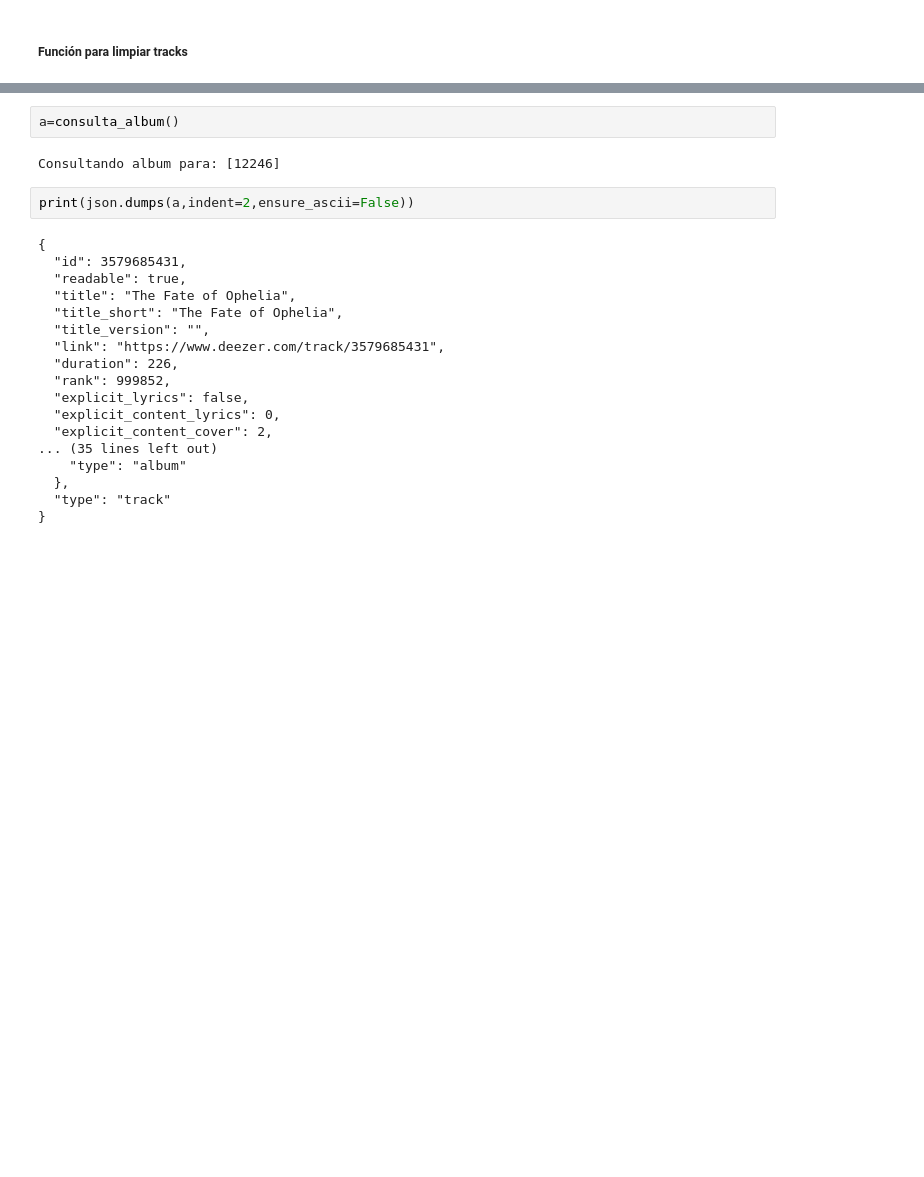
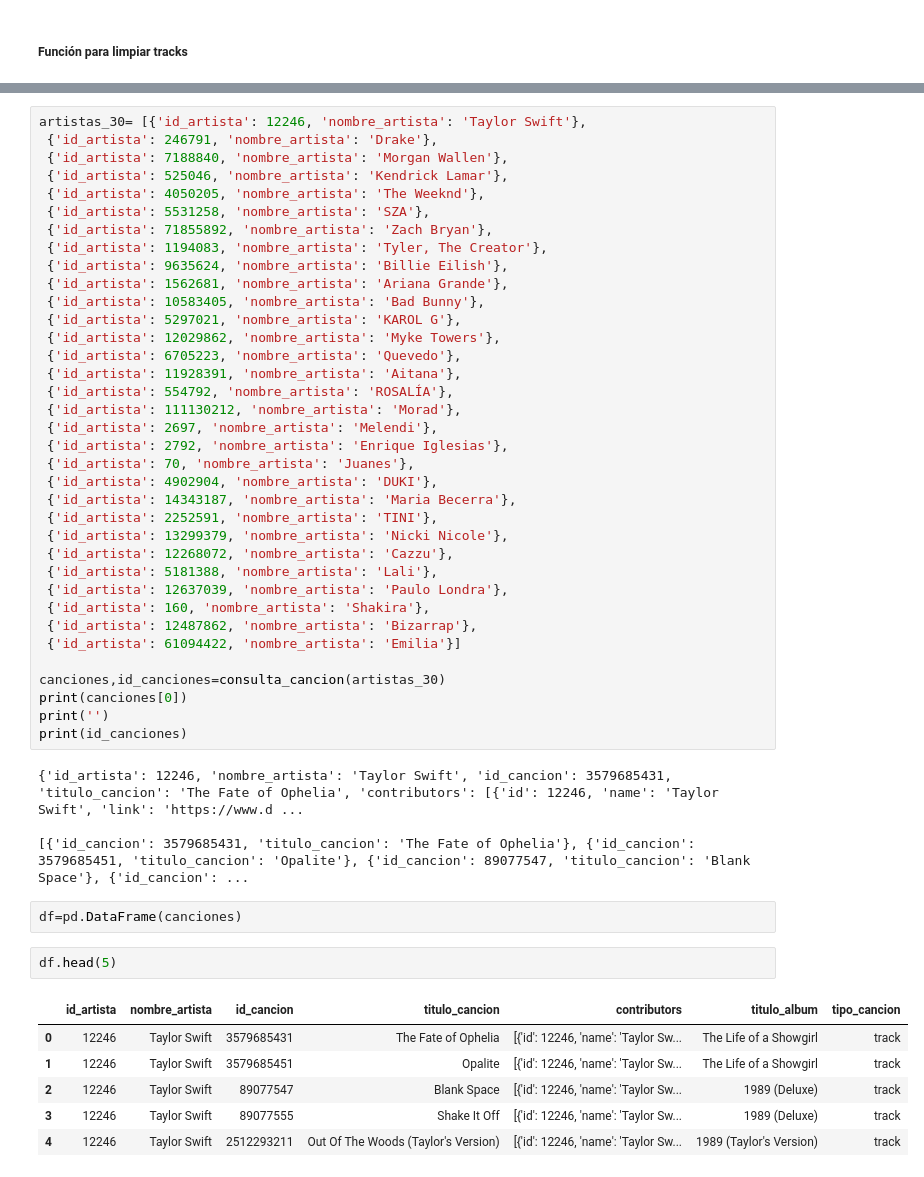
Before and after one commit to Sabri667/Proyecto_MusicStream_Promo_69_Modulo_2_Team_2, a Jupyter notebook: APIs/DeezerAPI.ipynb, the cells around one changed output, grey strips where cells are left out. Saved outputs shown, nothing was run; the diff lists cells and outputs as text; blank space fills up the shorter version.

Commit message:
consulta de id canciones

```diff
--- a/APIs/DeezerAPI.ipynb
+++ b/APIs/DeezerAPI.ipynb
@@ -353,24 +368,51 @@ def consulta_album():
-# %%
-a=consulta_album()
-# %% [output]
-Consultando album para: [12246]
-# %%
-print(json.dumps(a,indent=2,ensure_ascii=False))
-# %% [output]
-{
-  "id": 3579685431,
-  "readable": true,
-  "title": "The Fate of Ophelia",
-  "title_short": "The Fate of Ophelia",
-  "title_version": "",
-  "link": "https://www.deezer.com/track/3579685431",
-  "duration": 226,
-  "rank": 999852,
-  "explicit_lyrics": false,
-  "explicit_content_lyrics": 0,
-  "explicit_content_cover": 2,
-... (35 lines left out)
-    "type": "album"
-  },
-  "type": "track"
-}
+# %%
+artistas_30= [{'id_artista': 12246, 'nombre_artista': 'Taylor Swift'},
+ {'id_artista': 246791, 'nombre_artista': 'Drake'},
+ {'id_artista': 7188840, 'nombre_artista': 'Morgan Wallen'},
+ {'id_artista': 525046, 'nombre_artista': 'Kendrick Lamar'},
+ {'id_artista': 4050205, 'nombre_artista': 'The Weeknd'},
+ {'id_artista': 5531258, 'nombre_artista': 'SZA'},
+ {'id_artista': 71855892, 'nombre_artista': 'Zach Bryan'},
+ {'id_artista': 1194083, 'nombre_artista': 'Tyler, The Creator'},
+ {'id_artista': 9635624, 'nombre_artista': 'Billie Eilish'},
+ {'id_artista': 1562681, 'nombre_artista': 'Ariana Grande'},
+ {'id_artista': 10583405, 'nombre_artista': 'Bad Bunny'},
+ {'id_artista': 5297021, 'nombre_artista': 'KAROL G'},
+ {'id_artista': 12029862, 'nombre_artista': 'Myke Towers'},
+ {'id_artista': 6705223, 'nombre_artista': 'Quevedo'},
+ {'id_artista': 11928391, 'nombre_artista': 'Aitana'},
+ {'id_artista': 554792, 'nombre_artista': 'ROSALÍA'},
+ {'id_artista': 111130212, 'nombre_artista': 'Morad'},
+ {'id_artista': 2697, 'nombre_artista': 'Melendi'},
+ {'id_artista': 2792, 'nombre_artista': 'Enrique Iglesias'},
+ {'id_artista': 70, 'nombre_artista': 'Juanes'},
+ {'id_artista': 4902904, 'nombre_artista': 'DUKI'},
+ {'id_artista': 14343187, 'nombre_artista': 'Maria Becerra'},
+ {'id_artista': 2252591, 'nombre_artista': 'TINI'},
+ {'id_artista': 13299379, 'nombre_artista': 'Nicki Nicole'},
+ {'id_artista': 12268072, 'nombre_artista': 'Cazzu'},
+ {'id_artista': 5181388, 'nombre_artista': 'Lali'},
+ {'id_artista': 12637039, 'nombre_artista': 'Paulo Londra'},
+ {'id_artista': 160, 'nombre_artista': 'Shakira'},
+ {'id_artista': 12487862, 'nombre_artista': 'Bizarrap'},
+ {'id_artista': 61094422, 'nombre_artista': 'Emilia'}]
+
+canciones,id_canciones=consulta_cancion(artistas_30)
+print(canciones[0])
+print('')
+print(id_canciones)
+# %% [output]
+{'id_artista': 12246, 'nombre_artista': 'Taylor Swift', 'id_cancion': 3579685431, 'titulo_cancion': 'The Fate of Ophelia', 'contributors': [{'id': 12246, 'name': 'Taylor Swift', 'link': 'https://www.d ...
+
+[{'id_cancion': 3579685431, 'titulo_cancion': 'The Fate of Ophelia'}, {'id_cancion': 3579685451, 'titulo_cancion': 'Opalite'}, {'id_cancion': 89077547, 'titulo_cancion': 'Blank Space'}, {'id_cancion': ...
+# %%
+df=pd.DataFrame(canciones)
+# %%
+df.head(5)
+# %% [output]
+|  | id_artista | nombre_artista | id_cancion | titulo_cancion | contributors | titulo_album | tipo_cancion |
+| 0 | 12246 | Taylor Swift | 3579685431 | The Fate of Ophelia | [{'id': 12246, 'name': 'Taylor Sw... | The Life of a Showgirl | track |
+| 1 | 12246 | Taylor Swift | 3579685451 | Opalite | [{'id': 12246, 'name': 'Taylor Sw... | The Life of a Showgirl | track |
+| 2 | 12246 | Taylor Swift | 89077547 | Blank Space | [{'id': 12246, 'name': 'Taylor Sw... | 1989 (Deluxe) | track |
+| 3 | 12246 | Taylor Swift | 89077555 | Shake It Off | [{'id': 12246, 'name': 'Taylor Sw... | 1989 (Deluxe) | track |
+| 4 | 12246 | Taylor Swift | 2512293211 | Out Of The Woods (Taylor's Version) | [{'id': 12246, 'name': 'Taylor Sw... | 1989 (Taylor's Version) | track |
```
Also changed, not shown: parts of 18 cells of this notebook.
